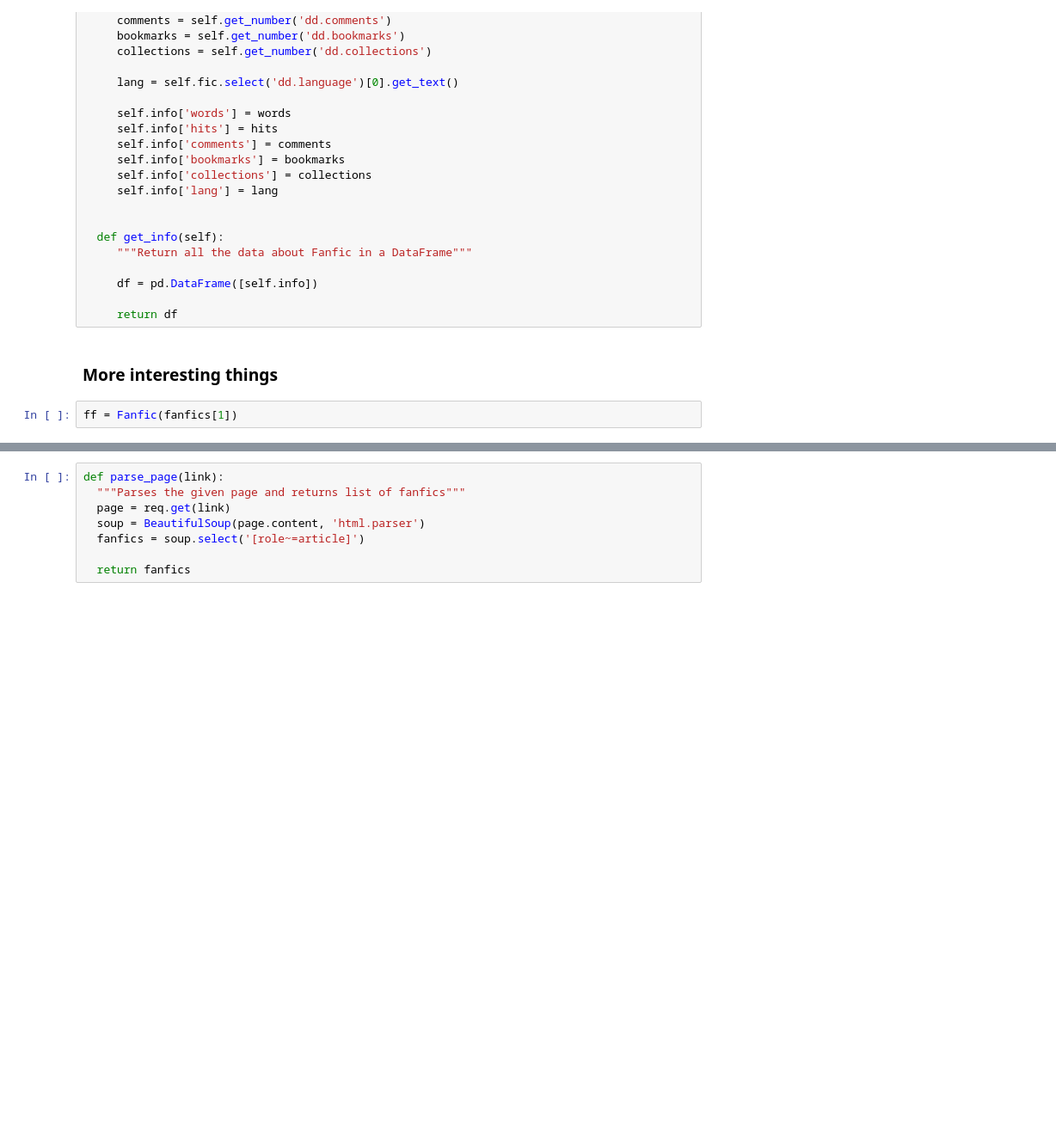
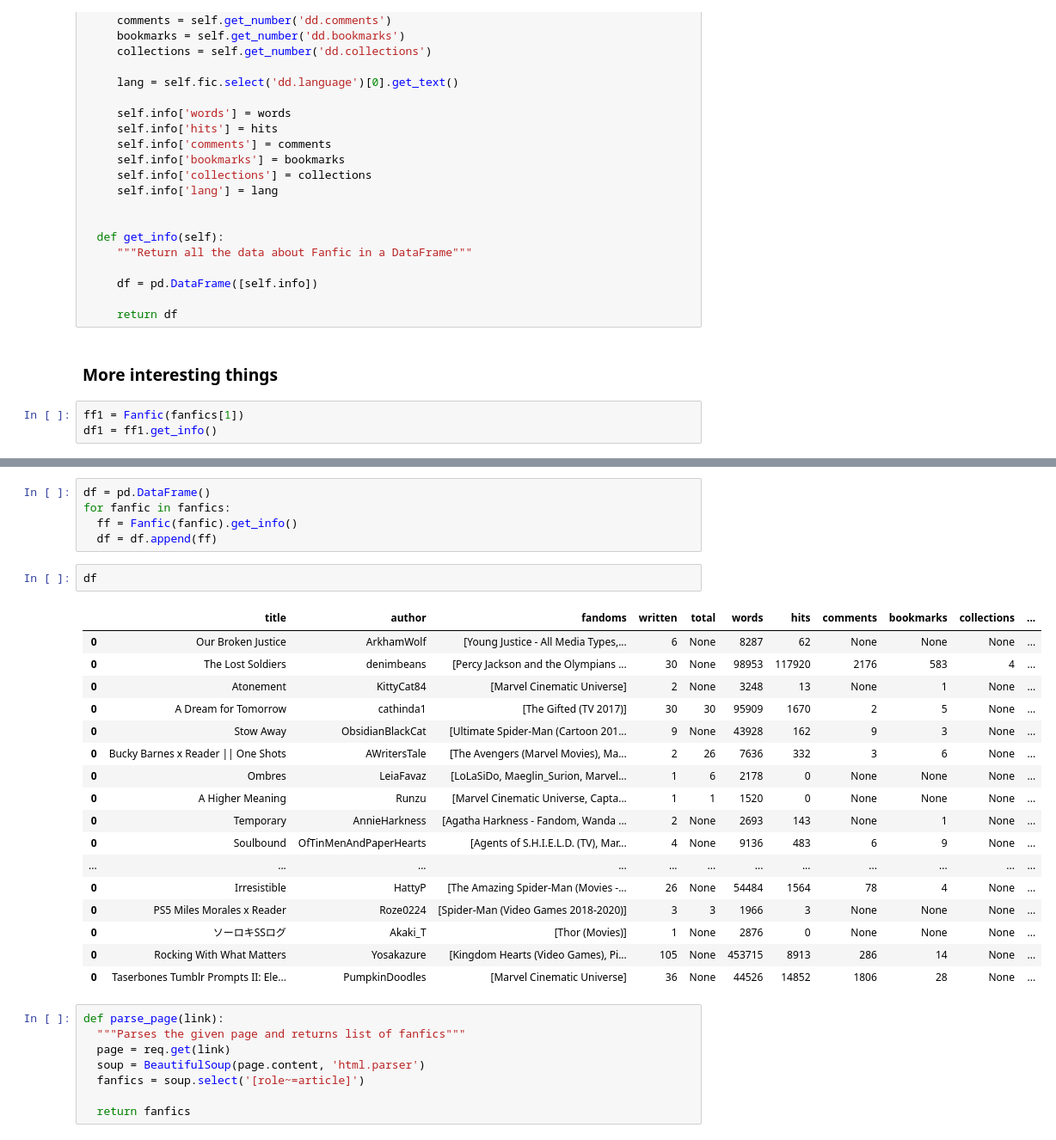
Before and after one commit to quicksilverri/fanfic-popularuty-prediction, a Jupyter notebook: fanfic_popularity_predictor.ipynb, the cells around one changed output, grey strips where cells are left out. Shown at 86% size. Cells and saved outputs as stored; diff of their text form; blank space fills up the shorter version.

```diff
--- a/fanfic_popularity_predictor.ipynb
+++ b/fanfic_popularity_predictor.ipynb
@@ -176,4 +176,5 @@ class Fanfic:
 # %% [markdown]
 ### More interesting things
 # %%
-ff = Fanfic(fanfics[1])
+ff1 = Fanfic(fanfics[1])
+df1 = ff1.get_info()
@@ -197,3 +190,28 @@ ff.info
+# %%
+df = pd.DataFrame()
+for fanfic in fanfics:
+  ff = Fanfic(fanfic).get_info()
+  df = df.append(ff)
+# %%
+df
+# %% [output]
+|  | title | author | fandoms | written | total | words | hits | comments | bookmarks | collections | ... |
+| 0 | Our Broken Justice | ArkhamWolf | [Young Justice - All Media Types,... | 6 | None | 8287 | 62 | None | None | None | ... |
+| 0 | The Lost Soldiers | denimbeans | [Percy Jackson and the Olympians ... | 30 | None | 98953 | 117920 | 2176 | 583 | 4 | ... |
+| 0 | Atonement | KittyCat84 | [Marvel Cinematic Universe] | 2 | None | 3248 | 13 | None | 1 | None | ... |
+| 0 | A Dream for Tomorrow | cathinda1 | [The Gifted (TV 2017)] | 30 | 30 | 95909 | 1670 | 2 | 5 | None | ... |
+| 0 | Stow Away | ObsidianBlackCat | [Ultimate Spider-Man (Cartoon 201... | 9 | None | 43928 | 162 | 9 | 3 | None | ... |
+| 0 | Bucky Barnes x Reader || One Shots | AWritersTale | [The Avengers (Marvel Movies), Ma... | 2 | 26 | 7636 | 332 | 3 | 6 | None | ... |
+| 0 | Ombres | LeiaFavaz | [LoLaSiDo, Maeglin_Surion, Marvel... | 1 | 6 | 2178 | 0 | None | None | None | ... |
+| 0 | A Higher Meaning | Runzu | [Marvel Cinematic Universe, Capta... | 1 | 1 | 1520 | 0 | None | None | None | ... |
+| 0 | Temporary | AnnieHarkness | [Agatha Harkness - Fandom, Wanda ... | 2 | None | 2693 | 143 | None | 1 | None | ... |
+| 0 | Soulbound | OfTinMenAndPaperHearts | [Agents of S.H.I.E.L.D. (TV), Mar... | 4 | None | 9136 | 483 | 6 | 9 | None | ... |
+| ... | ... | ... | ... | ... | ... | ... | ... | ... | ... | ... | ... |
+| 0 | Irresistible | HattyP | [The Amazing Spider-Man (Movies -... | 26 | None | 54484 | 1564 | 78 | 4 | None | ... |
+| 0 | PS5 Miles Morales x Reader | Roze0224 | [Spider-Man (Video Games 2018-2020)] | 3 | 3 | 1966 | 3 | None | None | None | ... |
+| 0 | ソーロキSSログ | Akaki_T | [Thor (Movies)] | 1 | None | 2876 | 0 | None | None | None | ... |
+| 0 | Rocking With What Matters | Yosakazure | [Kingdom Hearts (Video Games), Pi... | 105 | None | 453715 | 8913 | 286 | 14 | None | ... |
+| 0 | Taserbones Tumblr Prompts II: Ele... | PumpkinDoodles | [Marvel Cinematic Universe] | 36 | None | 44526 | 14852 | 1806 | 28 | None | ... |
 # %%
 def parse_page(link):
   """Parses the given page and returns list of fanfics"""
```
Also changed, not shown: parts of 3 cells of this notebook.
